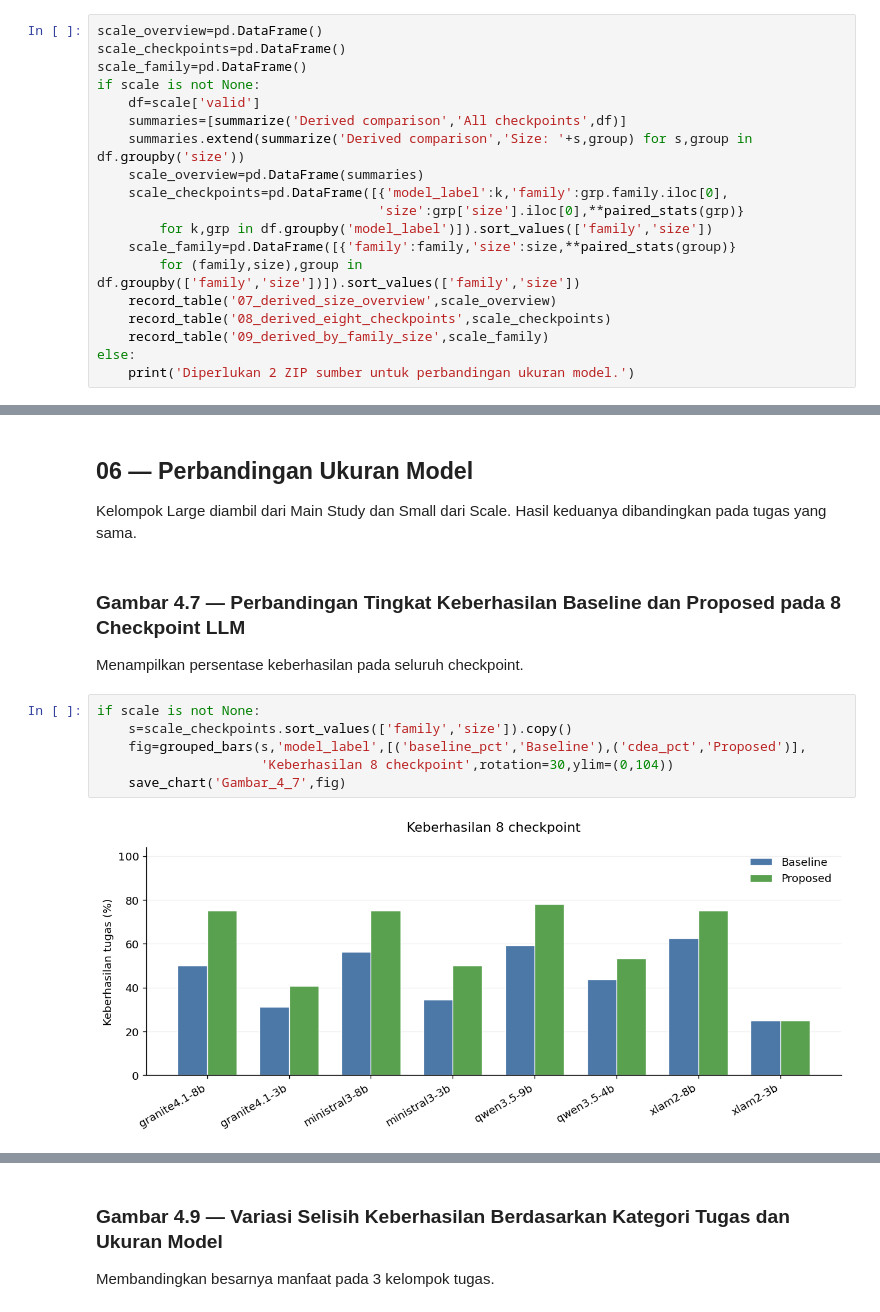
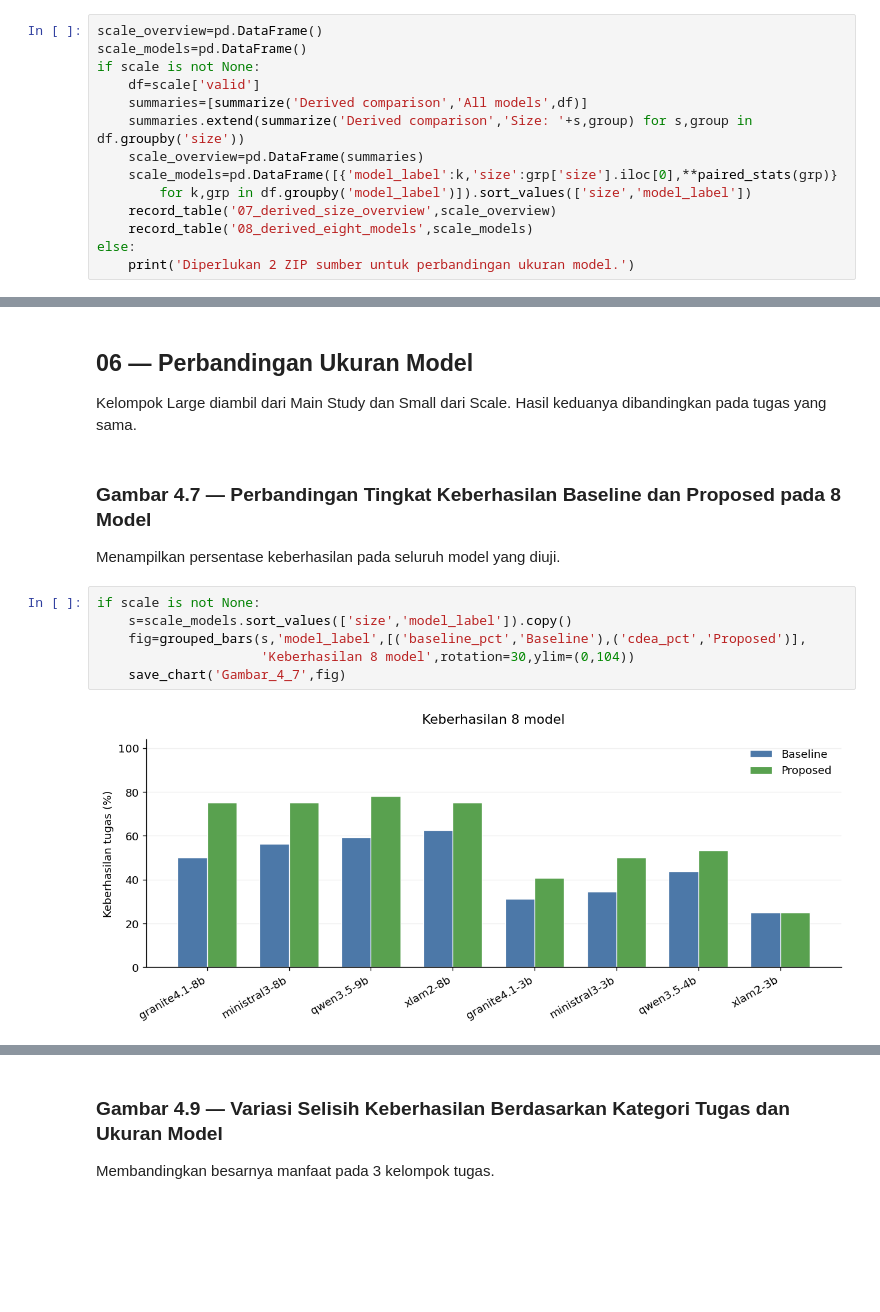
Before and after one commit to WincentCP/cua-constraint-agent, a Jupyter notebook: notebooks/main_analysis.ipynb, the cells around one changed output, grey strips where cells are left out. Cells and saved outputs as stored; diff of their text form; blank space fills up the shorter version.

```diff
--- a/notebooks/main_analysis.ipynb
+++ b/notebooks/main_analysis.ipynb
@@ -833,20 +830,15 @@ Hasil pada 4 checkpoint kecil; tingkat keberhasilan dihitung dari pasangan valid
 # %%
 scale_overview=pd.DataFrame()
-scale_checkpoints=pd.DataFrame()
-scale_family=pd.DataFrame()
+scale_models=pd.DataFrame()
 if scale is not None:
     df=scale['valid']
-    summaries=[summarize('Derived comparison','All checkpoints',df)]
+    summaries=[summarize('Derived comparison','All models',df)]
     summaries.extend(summarize('Derived comparison','Size: '+s,group) for s,group in df.groupby('size'))
     scale_overview=pd.DataFrame(summaries)
-    scale_checkpoints=pd.DataFrame([{'model_label':k,'family':grp.family.iloc[0],
-                                    'size':grp['size'].iloc[0],**paired_stats(grp)}
-        for k,grp in df.groupby('model_label')]).sort_values(['family','size'])
-    scale_family=pd.DataFrame([{'family':family,'size':size,**paired_stats(group)}
-        for (family,size),group in df.groupby(['family','size'])]).sort_values(['family','size'])
+    scale_models=pd.DataFrame([{'model_label':k,'size':grp['size'].iloc[0],**paired_stats(grp)}
+        for k,grp in df.groupby('model_label')]).sort_values(['size','model_label'])
     record_table('07_derived_size_overview',scale_overview)
-    record_table('08_derived_eight_checkpoints',scale_checkpoints)
-    record_table('09_derived_by_family_size',scale_family)
+    record_table('08_derived_eight_models',scale_models)
 else:
     print('Diperlukan 2 ZIP sumber untuk perbandingan ukuran model.')
 # %%
@@ -917,14 +881,14 @@ tampil_tabel(tabel_45,kolom_persen=['Baseline (%)','Proposed (%)'],
 Kelompok Large diambil dari Main Study dan Small dari Scale. Hasil keduanya dibandingkan pada tugas yang sama.
 # %% [markdown]
-### Gambar 4.7 — Perbandingan Tingkat Keberhasilan Baseline dan Proposed pada 8 Checkpoint LLM
+### Gambar 4.7 — Perbandingan Tingkat Keberhasilan Baseline dan Proposed pada 8 Model
 
-Menampilkan persentase keberhasilan pada seluruh checkpoint.
+Menampilkan persentase keberhasilan pada seluruh model yang diuji.
 # %%
 if scale is not None:
-    s=scale_checkpoints.sort_values(['family','size']).copy()
+    s=scale_models.sort_values(['size','model_label']).copy()
     fig=grouped_bars(s,'model_label',[('baseline_pct','Baseline'),('cdea_pct','Proposed')],
-                     'Keberhasilan 8 checkpoint',rotation=30,ylim=(0,104))
+                     'Keberhasilan 8 model',rotation=30,ylim=(0,104))
     save_chart('Gambar_4_7',fig)
 # %% [output]
-[figure, old version]
+[figure, new version]
 # %% [markdown]
```
Also changed, not shown: parts of 14 cells of this notebook.
